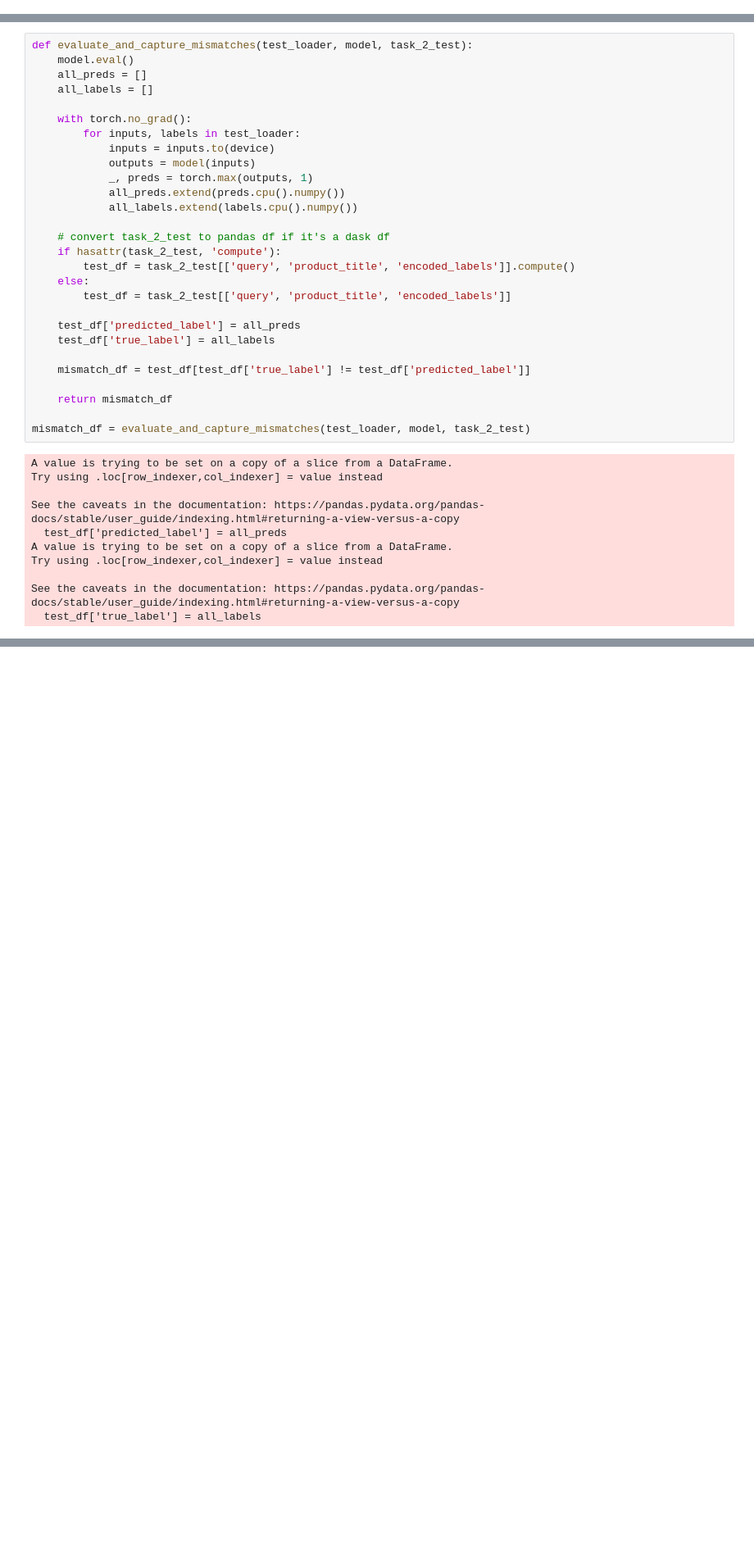
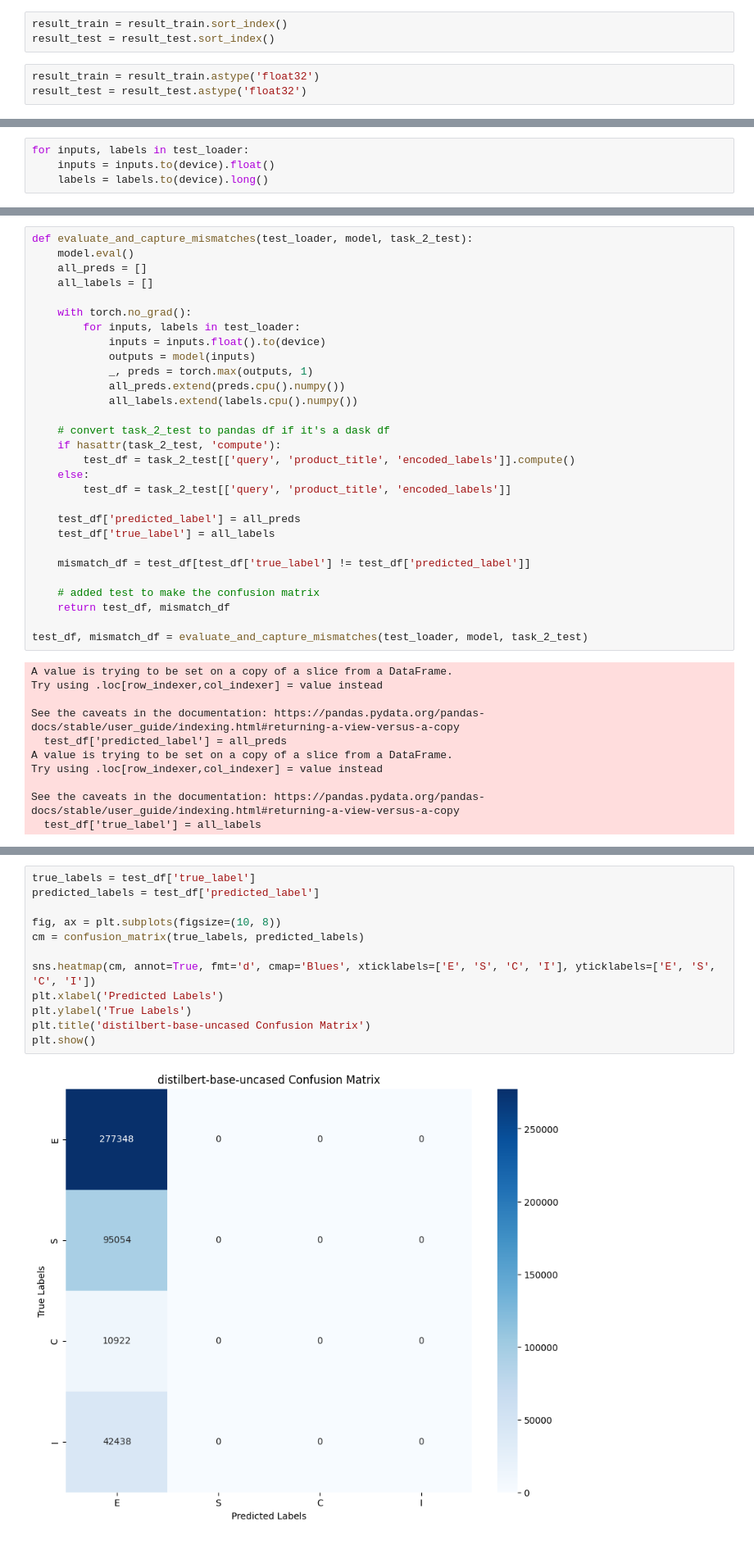
Before and after one commit to sarahlawlis/esci-shopping-queries, a Jupyter notebook: task_1/1-team-member-1.ipynb, the cells around one changed output, grey strips where cells are left out. Shown at 82% size. Saved outputs shown, nothing was run; the diff lists cells and outputs as text; blank space fills up the shorter version.

Commit message:
All 3 models run and softmax MLP added

```diff
--- a/task_1/1-team-member-1.ipynb
+++ b/task_1/1-team-member-1.ipynb
@@ -336,3 +415,9 @@ AttributeError: 'DataFrame' object has no attribute 'sort_index'
+# %%
+result_train = result_train.sort_index()
+result_test = result_test.sort_index()
+# %%
+result_train = result_train.astype('float32')
+result_test = result_test.astype('float32')
 # %%
 train_dataset = ESCIDataset(embeddings=result_train, labels=subset_labels['encoded_labels'].values)
 train_loader = DataLoader(train_dataset, batch_size=32, shuffle=True)
@@ -346,3 +434,7 @@ Shape of embeddings: (nan, 1536)
+# %%
+for inputs, labels in test_loader:
+    inputs = inputs.to(device).float()
+    labels = labels.to(device).long()
 # %%
 print("Type of embeddings:", type(train_dataset.embeddings))
 print("Type of labels:", type(train_dataset.labels))
@@ -409,7 +537,7 @@ def evaluate_and_capture_mismatches(test_loader, model, task_2_test):
 
     with torch.no_grad():
         for inputs, labels in test_loader:
-            inputs = inputs.to(device)
+            inputs = inputs.float().to(device)
             outputs = model(inputs)
             _, preds = torch.max(outputs, 1)
             all_preds.extend(preds.cpu().numpy())
@@ -426,9 +554,10 @@ def evaluate_and_capture_mismatches(test_loader, model, task_2_test):
 
     mismatch_df = test_df[test_df['true_label'] != test_df['predicted_label']]
 
-    return mismatch_df
+    # added test to make the confusion matrix
+    return test_df, mismatch_df
 
-mismatch_df = evaluate_and_capture_mismatches(test_loader, model, task_2_test)
+test_df, mismatch_df = evaluate_and_capture_mismatches(test_loader, model, task_2_test)
 # %% [output]
 A value is trying to be set on a copy of a slice from a DataFrame.
 Try using .loc[row_indexer,col_indexer] = value instead
@@ -472,3 +599,17 @@ stop
+# %%
+true_labels = test_df['true_label']
+predicted_labels = test_df['predicted_label']
+
+fig, ax = plt.subplots(figsize=(10, 8))
+cm = confusion_matrix(true_labels, predicted_labels)
+
+sns.heatmap(cm, annot=True, fmt='d', cmap='Blues', xticklabels=['E', 'S', 'C', 'I'], yticklabels=['E', 'S', 'C', 'I'])
+plt.xlabel('Predicted Labels')
+plt.ylabel('True Labels')
+plt.title('distilbert-base-uncased Confusion Matrix')
+plt.show()
+# %% [output]
+[figure, added]
 # %% [markdown]
 # TinyBERT
 # %%
```
Also changed, not shown: parts of 63 cells of this notebook.
